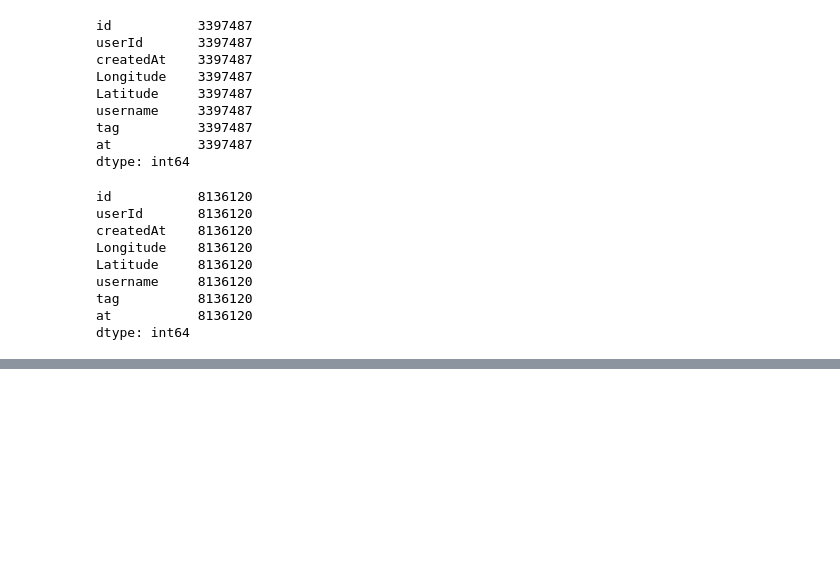
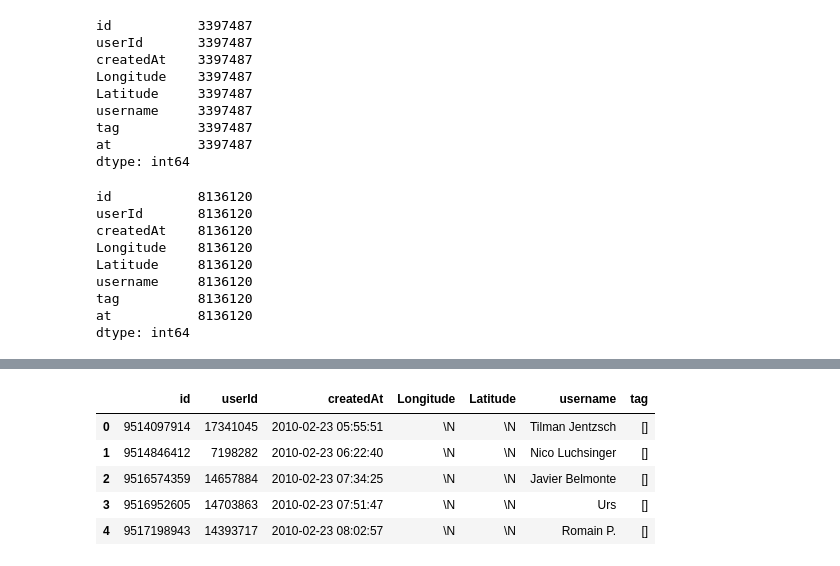
Before and after one commit to brunowicht/ada_project, a Jupyter notebook: project/cleaning.ipynb, the cells around one changed output, grey strips where cells are left out. Saved outputs shown, nothing was run; the diff lists cells and outputs as text; code cells hidden in the pictures; blank space fills up the shorter version.

```diff
--- a/project/cleaning.ipynb
+++ b/project/cleaning.ipynb
@@ -119,6 +120,8 @@ df.head(20)
 | 19 | 9537697469 | 18019485 | 2010-02-23 18:50:13 | \N | \N | Maxim Grinev | [] | [@cassandra, @twitter, @rk] |
 # %%
 df.to_csv('../../twitter_dataset/cleaned.csv', sep=';')
+# %%
+df = pd.read_csv("../../twitter_dataset/cleaned.csv", sep=';', encoding="cp437", usecols=range(1,8))
 # %%
 df_tag = df[(df["tag"].astype(str) != '[]')]
 df_tag.to_csv('../../twitter_dataset/cleaned_hashtag.csv', sep=';')
@@ -172,3 +178,12 @@ df_tag_at.head(20)
 | 52 | 9588308550 | 7630552 | 2010-02-24 19:07:03 | \N | \N | Nico Rohrbach | [] | [@ari_robot] |
 | 53 | 9588455410 | 7630552 | 2010-02-24 19:11:18 | \N | \N | Nico Rohrbach | [] | [@simonnelli] |
 | 54 | 9590044226 | 7630552 | 2010-02-24 19:56:07 | \N | \N | Nico Rohrbach | [] | [@ari_robot] |
+# %%
+df.head()
+# %% [output]
+|  | id | userId | createdAt | Longitude | Latitude | username | tag |
+| 0 | 9514097914 | 17341045 | 2010-02-23 05:55:51 | \N | \N | Tilman Jentzsch | [] |
+| 1 | 9514846412 | 7198282 | 2010-02-23 06:22:40 | \N | \N | Nico Luchsinger | [] |
+| 2 | 9516574359 | 14657884 | 2010-02-23 07:34:25 | \N | \N | Javier Belmonte | [] |
+| 3 | 9516952605 | 14703863 | 2010-02-23 07:51:47 | \N | \N | Urs | [] |
+| 4 | 9517198943 | 14393717 | 2010-02-23 08:02:57 | \N | \N | Romain P. | [] |
```
Also changed, not shown: parts of 5 cells of this notebook.
